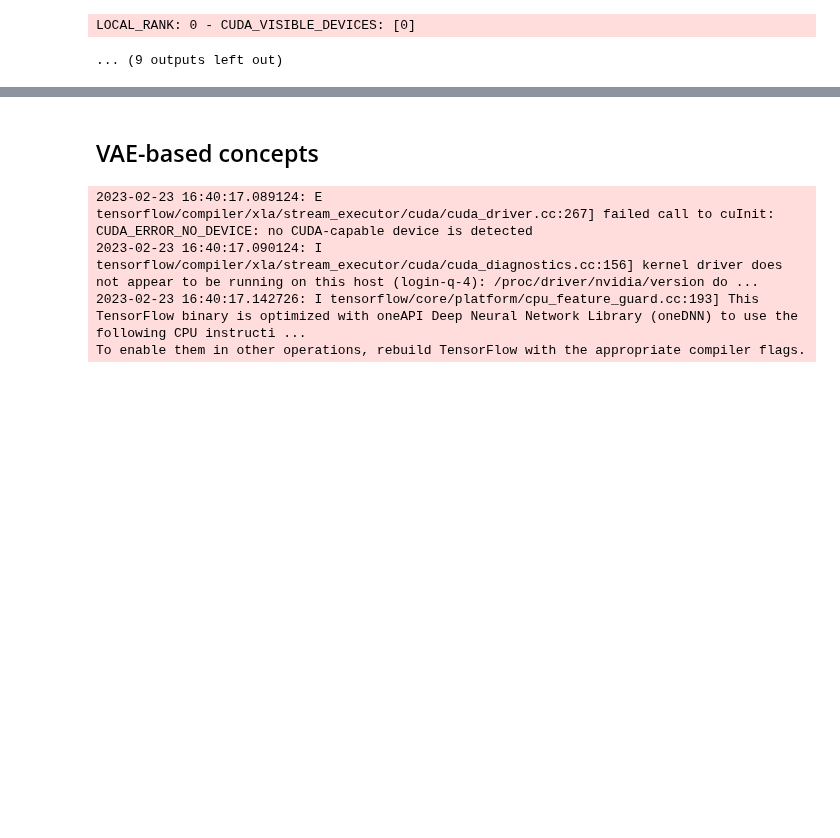
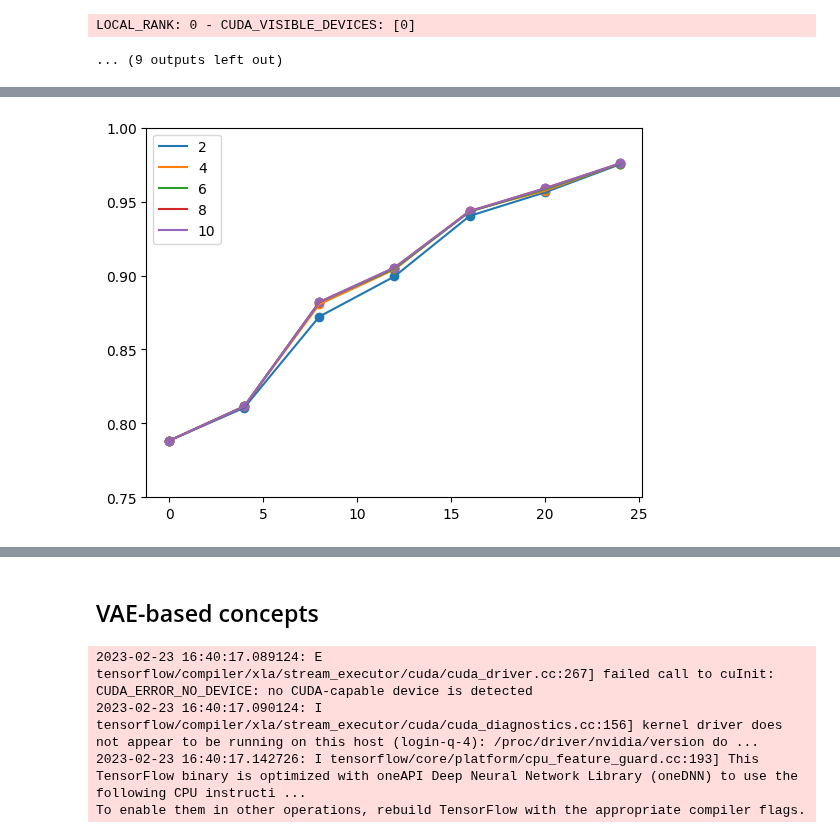
Before and after one commit to naveenr414/Concept-Learning, a Jupyter notebook: scripts/cem_scripts/CEM Intervention Experiments.ipynb, the cells around one changed output, grey strips where cells are left out. Cells and saved outputs as stored; diff of their text form; code cells hidden in the pictures; blank space fills up the shorter version.

```diff
--- a/scripts/cem_scripts/CEM Intervention Experiments.ipynb
+++ b/scripts/cem_scripts/CEM Intervention Experiments.ipynb
@@ -515,0 +491,9 @@ b[0]
+# %%
+results_by_limit = {}
+for limit in [2,4,6,8,10]:
+    results_temp = {}
+    for seed in [43,44,45]:
+        related_temp = get_related_scores(np.load(open("concept_vectors/shapley_{}.npy".format(seed),"rb")))
+        results_seed = get_results(related_temp,trials=1,limit=limit)
+        results_temp = add_result(results_temp,results_seed)
+    results_by_limit[limit] = results_temp
@@ -515,0 +516,4 @@ b[0]
+# %%
+plot_all_results([results_by_limit[i] for i in [2,4,6,8,10]],["2","4","6","8","10"])
+# %% [output]
+[figure, added]
```
Also changed, not shown: parts of 21 cells of this notebook, 18 other files.
